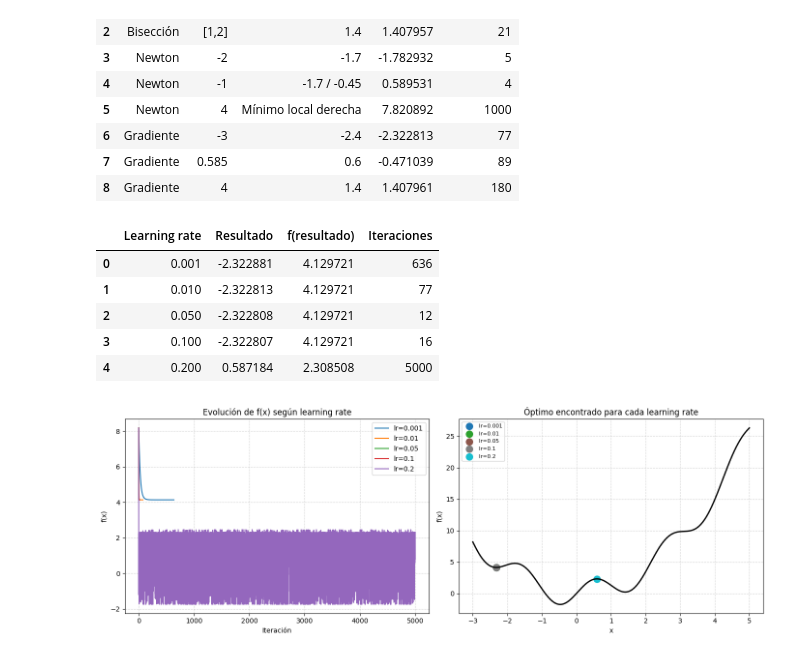
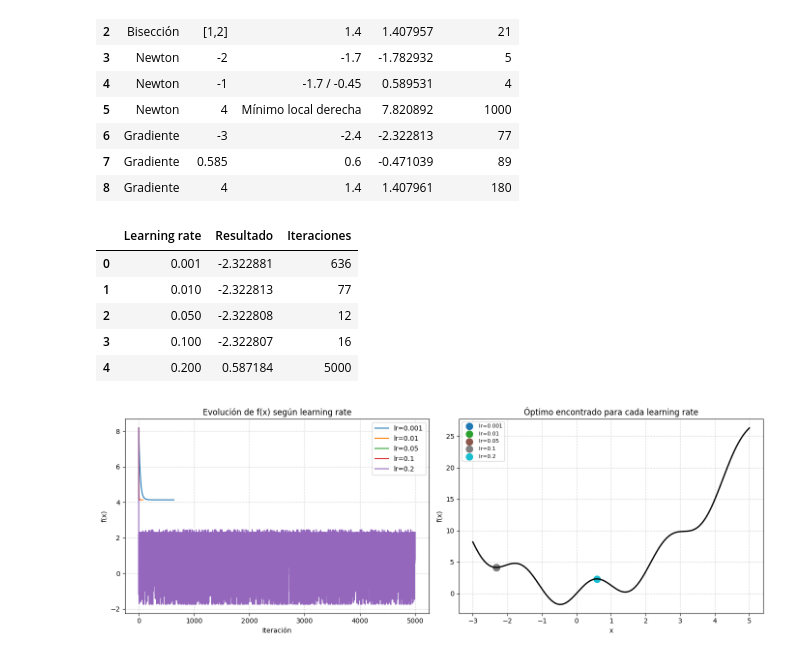
Before and after one commit to belentellechea/obligatorio_2_calculo, a Jupyter notebook: project.ipynb, the cells around one changed output. Cells and saved outputs as stored; diff of their text form; code cells hidden in the pictures.

```diff
--- a/project.ipynb
+++ b/project.ipynb
@@ -282,40 +282,39 @@ for lr in learning_rates:
             x0=x0_lr,
             lr=lr,
             max_iter=5000
         )
 
         lr_resultados.append(
             (lr, hist, r)
         )
 
         tabla_lr.append(
             {
                 "Learning rate": lr,
                 "Resultado": round(r, 6),
-                "f(resultado)": round(f.eval(r), 6),
                 "Iteraciones": it
             }
         )
 
     except Exception as e:
         tabla_lr.append(
             {
                 "Learning rate": lr,
                 "Resultado": "ERROR",
                 "f(resultado)": None,
                 "Iteraciones": None
             }
         )
 
 df_lr = pd.DataFrame(tabla_lr)
 df_lr
 # %% [output]
-|  | Learning rate | Resultado | f(resultado) | Iteraciones |
-| 0 | 0.001 | -2.322881 | 4.129721 | 636 |
-| 1 | 0.010 | -2.322813 | 4.129721 | 77 |
-| 2 | 0.050 | -2.322808 | 4.129721 | 12 |
-| 3 | 0.100 | -2.322807 | 4.129721 | 16 |
-| 4 | 0.200 | 0.587184 | 2.308508 | 5000 |
+|  | Learning rate | Resultado | Iteraciones |
+| 0 | 0.001 | -2.322881 | 636 |
+| 1 | 0.010 | -2.322813 | 77 |
+| 2 | 0.050 | -2.322808 | 12 |
+| 3 | 0.100 | -2.322807 | 16 |
+| 4 | 0.200 | 0.587184 | 5000 |
 # %%
 fig, axes = plt.subplots(
     1,
```
